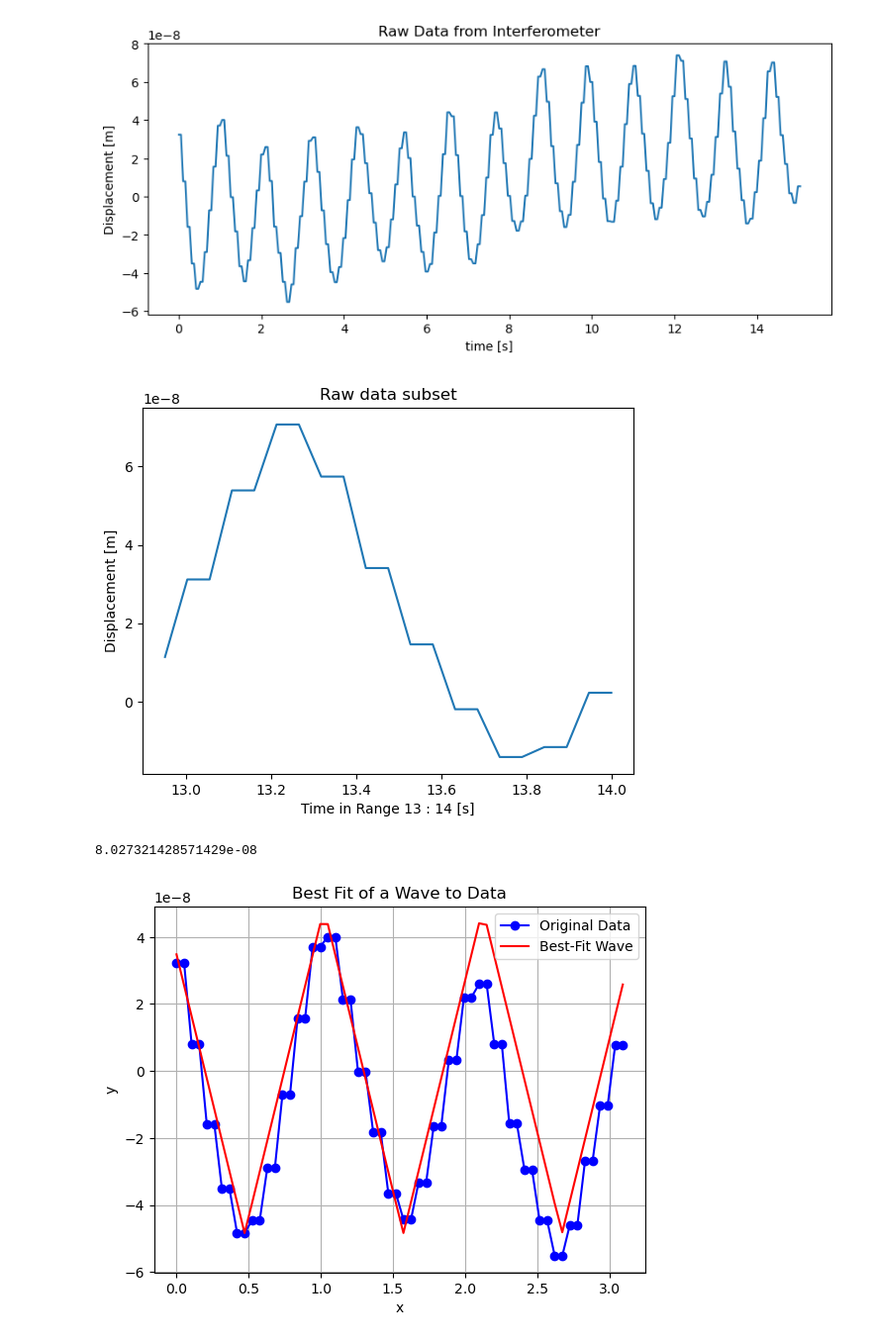
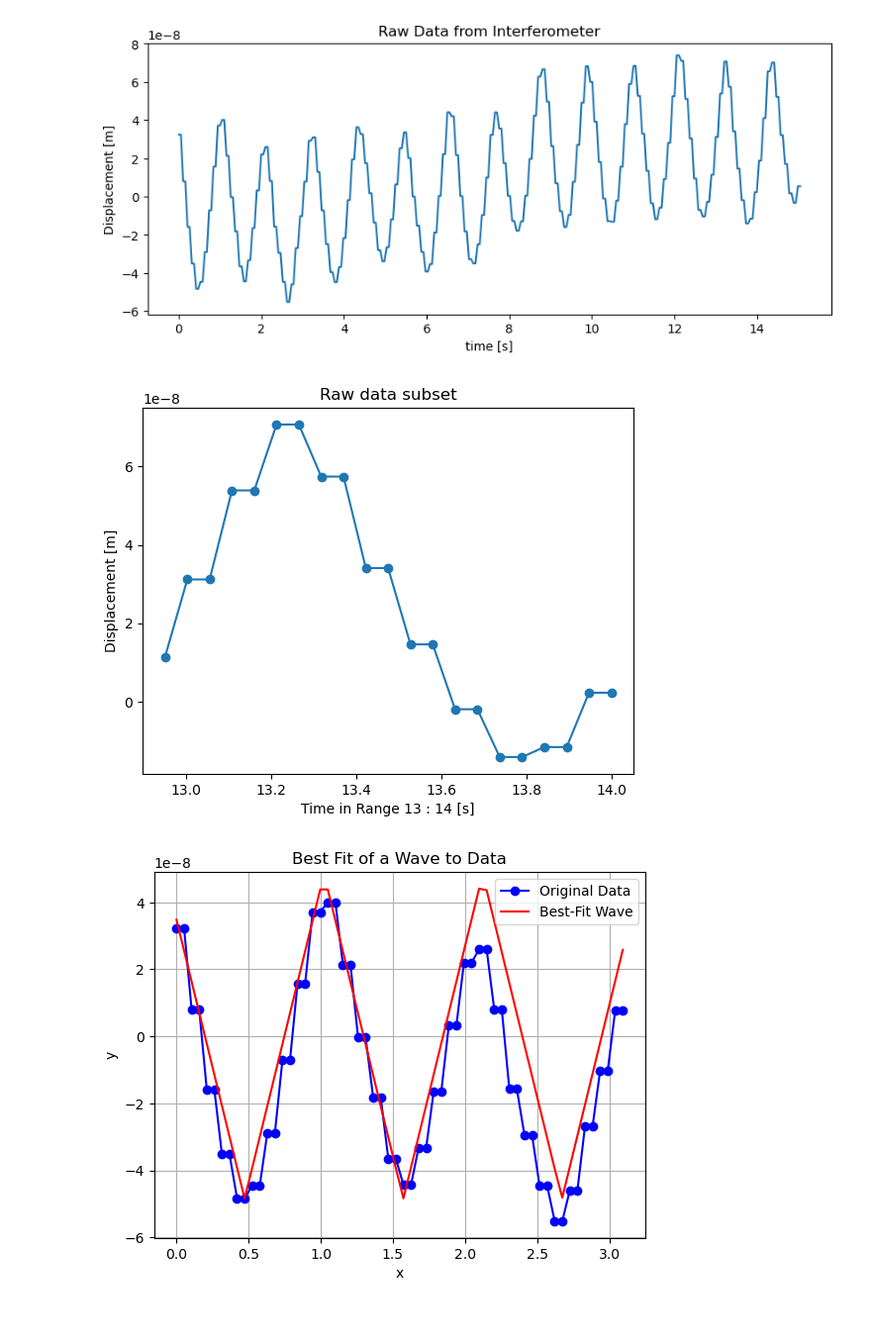
Before and after one commit to bochoa510/Realm-Project, a Jupyter notebook: Piezoelectric Characterization /piezo_displacement_characterization.ipynb, the cells around one changed output. Shown: that part at 99% size. Saved outputs shown, nothing was run; the diff lists cells and outputs as text; code cells hidden in the pictures.

```diff
--- a/Piezoelectric Characterization /piezo_displacement_characterization.ipynb
+++ b/Piezoelectric Characterization /piezo_displacement_characterization.ipynb
@@ -35,36 +34,25 @@ displacement = []   #list to store displacements
 # %%
 el = 0      # lower element number
 eu = 0      # upper element number
 
 tl = 13     # lower time limit
 tu = 14    # upper time limit
 
 for i in range(len(x)):
     if x[i] <= tl:
         el = i
     elif x[i] >= tu:
         eu = i
         break
 
-mi = min((y[el:eu]))
-mx = max((y[el:eu]))
-displacement.append((abs(mi-mx)))
-
 plt.title("Raw data subset")
 plt.xlabel(f"Time in Range {tl} : {tu} [s]")
 plt.ylabel("Displacement [m]")
-plt.plot(x[el:eu],y[el:eu])
+#plt.text(.5,6, displacement)
+plt.plot(x[el:eu],y[el:eu], marker = 'o')
 plt.show()
 # %% [output]
-[figure, old version]
+[figure, new version]
-# %%
-n = np.array(displacement)
-s = np.sum(n)
-
-avg = s / len(displacement)
-print(avg)
-# %% [output]
-8.027321428571429e-08
 # %%
 def triangle_wave(x, amplitude, frequency, vertical_shift):
     period = 1 / frequency
```
Also changed, not shown: parts of 8 cells of this notebook.
